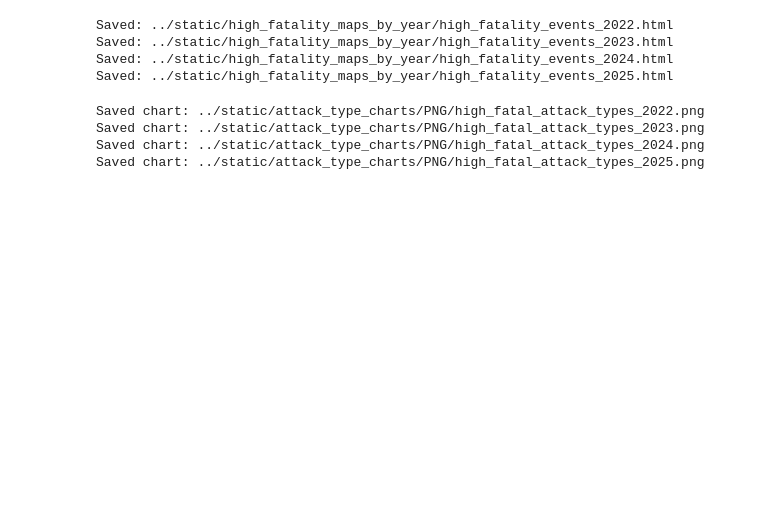
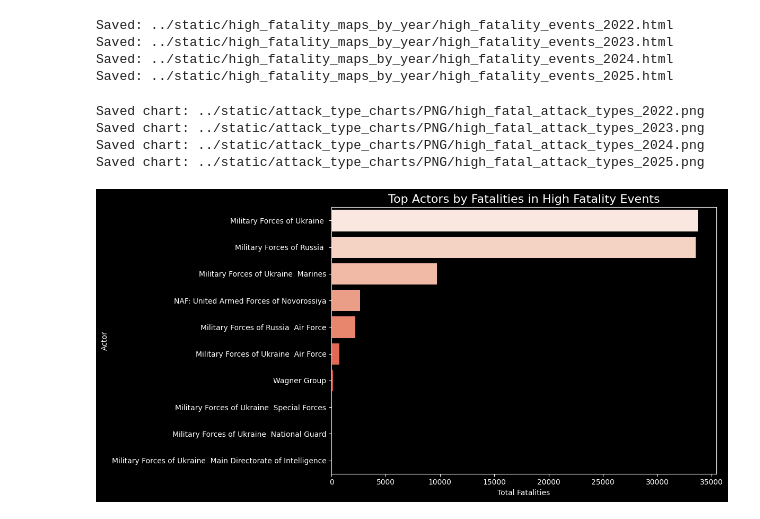
Before and after one commit to Stegedave/ukraine-russo-war, a Jupyter notebook: notebooks/fatalities_attacks_eda.ipynb, the cells around one changed output. Cells and saved outputs as stored; diff of their text form; code cells hidden in the pictures; blank space fills up the shorter version.

Commit message:
added top actors by fatalities

```diff
--- a/notebooks/fatalities_attacks_eda.ipynb
+++ b/notebooks/fatalities_attacks_eda.ipynb
@@ -250,3 +250,27 @@ Saved chart: ../static/attack_type_charts/PNG/high_fatal_attack_types_2022.png
 Saved chart: ../static/attack_type_charts/PNG/high_fatal_attack_types_2023.png
 Saved chart: ../static/attack_type_charts/PNG/high_fatal_attack_types_2024.png
 Saved chart: ../static/attack_type_charts/PNG/high_fatal_attack_types_2025.png
+# %%
+# top actors by fatalities
+# Filter for high-fatality events
+high_fatal = df[df["fatalities"] >= 20].copy()
+
+# Clean the 'actor1' column by removing the year part (e.g., (2019-))
+high_fatal['actor1_cleaned'] = high_fatal['actor1'].str.replace(r'\(\d{4}-\)', '', regex=True)
+
+# Group by the cleaned actor names and sum fatalities
+fatalities_by_actor = high_fatal.groupby('actor1_cleaned')['fatalities'].sum().reset_index()
+
+# Sort by fatalities to see the top actors
+fatalities_by_actor_sorted = fatalities_by_actor.sort_values(by='fatalities', ascending=False)
+
+# Visualize the fatalities by actor
+plt.figure(figsize=(12, 6))
+sns.barplot(data=fatalities_by_actor_sorted.head(10), x='fatalities', y='actor1_cleaned', hue='actor1_cleaned', palette='Reds', legend=False)
+plt.title('Top Actors by Fatalities in High Fatality Events', fontsize=16)
+plt.xlabel('Total Fatalities')
+plt.ylabel('Actor')
+plt.tight_layout()
+plt.show()
+# %% [output]
+[figure, added]
```
Also changed, not shown: parts of 4 cells of this notebook, 1 other file.
